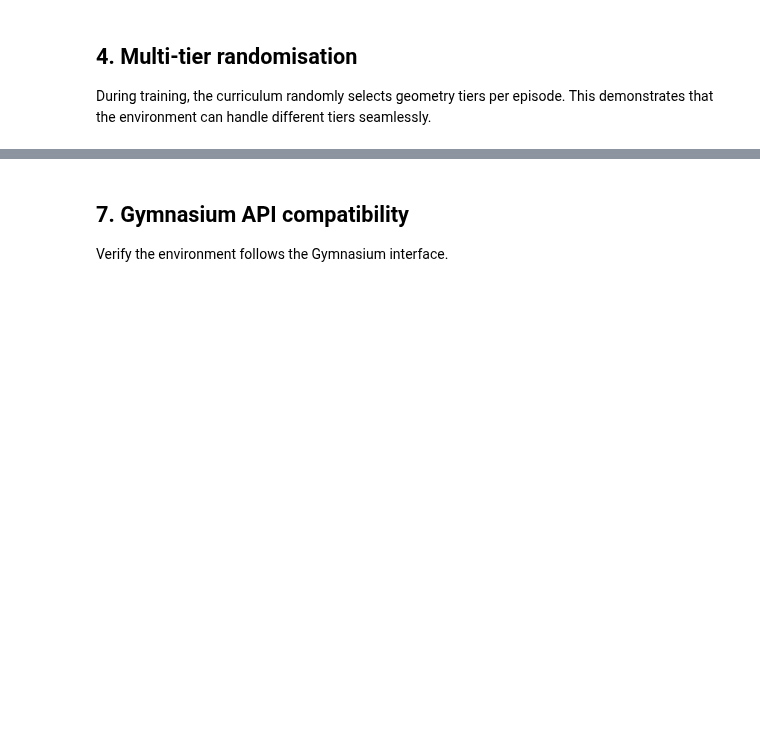
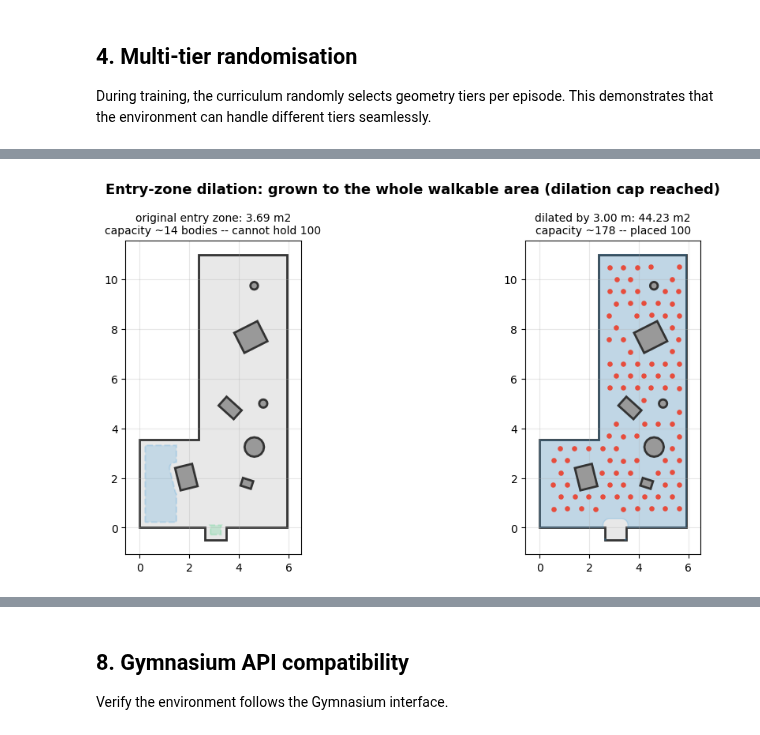
Before and after one commit to FabianPlum/CrowdRL, a Jupyter notebook: examples/04_gymnasium_env.ipynb, the cells around one changed output, grey strips where cells are left out. Drawn from its saved outputs; the diff is of its cells as text; code cells hidden in the pictures; blank space fills up the shorter version.

```diff
--- a/examples/04_gymnasium_env.ipynb
+++ b/examples/04_gymnasium_env.ipynb
@@ -259,0 +451,77 @@ Forward: mean=-41.85, std=11.89
+# %%
+# Where the bodies land relative to the ORIGINAL entry zone.
+# Dilation grows the zone within the geometry, so agents stay anchored to the entry
+# side rather than being scattered across the whole walkable area.
+from crowdrl_env.spawner import SpawnConfig as _SpawnConfig
+from crowdrl_env.spawner import dilate_spawn_regions
+from crowdrl_env.visualiser import plot_spawn_goal_regions
+
+N = 100
+rng = np.random.default_rng(SEED)
+cfg = _SpawnConfig(n_agents_range=(N, N))
+
+# Reproduce the separation the spawner would use for a crowd this size.
+sw = np.clip(rng.normal(cfg.shoulder_width_mean, cfg.shoulder_width_std, N), cfg.min_body_dim, None)
+cd = np.clip(rng.normal(cfg.chest_depth_mean, cfg.chest_depth_std, N), cfg.min_body_dim, None)
+radius = float(np.max(np.maximum(sw, cd)))
+min_sep = max(cfg.min_spawn_separation, 2.0 * radius)
+
+dilated, distance = dilate_spawn_regions(
+    geom.spawn_regions, geom.polygon, N, min_sep, cfg.max_spawn_dilation,
+    margin=radius, headroom=cfg.spawn_dilation_headroom,
+    exclude=geom.goal_regions,               # never grow over the exit
+    target_density=cfg.target_initial_density,
+)
+area_before = sum(r.area for r in geom.spawn_regions)
+area_after = sum(r.area for r in dilated)
+
+result = spawn_agents(
+    np.random.default_rng(SEED), geom.spawn_regions, geom.goal_regions, cfg,
+    n_agents=N, walkable=geom.polygon,
+)
+
+fig, axes = plt.subplots(1, 2, figsize=(12, 5.2))
+
+plot_geometry(geom.polygon, ax=axes[0])
+plot_spawn_goal_regions(geom, axes[0])
+axes[0].set_title(
+    f"original entry zone: {area_before:.2f} m2\n"
+    f"capacity ~{spawn_capacity(area_before, min_sep)} bodies -- cannot hold {N}",
+    fontsize=10,
+)
+
+plot_geometry(geom.polygon, ax=axes[1])
+for poly in dilated:
+    x, y = poly.exterior.xy
+    axes[1].fill(x, y, alpha=0.22, color="#3498db", zorder=1)
+axes[1].scatter(result.positions[:, 0], result.positions[:, 1], s=14, c="#e74c3c", zorder=10)
+axes[1].set_title(
+    f"dilated by {distance:.2f} m: {area_after:.2f} m2\n"
+    f"capacity ~{spawn_capacity(area_after, min_sep)} -- placed {result.n_agents}",
+    fontsize=10,
+)
+
+# Say which of the two regimes this case landed in rather than assuming the nicer one.
+walkable_share = area_after / geom.polygon.area
+regime = (
+    "grown to the whole walkable area (dilation cap reached)"
+    if walkable_share > 0.6
+    else "still anchored to the entry side"
+)
+fig.suptitle(
+    f"Entry-zone dilation: {regime}", fontsize=13, fontweight="bold"
+)
+plt.tight_layout()
+plt.show()
+
+# The separation invariant, checked directly.
+d = np.linalg.norm(result.positions[:, None, :] - result.positions[None, :, :], axis=-1)
+np.fill_diagonal(d, np.inf)
+print(f"min_sep required : {result.min_separation:.4f} m")
+print(f"closest pair     : {d.min():.4f} m")
+print(f"dilation applied : {result.dilation_applied:.2f} m")
+print(f"spawn area       : {area_after:.1f} m2 = {walkable_share:.0%} of the walkable area")
+assert d.min() >= result.min_separation - 1e-9, "bodies must not overlap at spawn"
+print("\nNo two bodies overlap, and none is born inside a wall.")
+# %% [output]
+[figure, added]
@@ -260,5 +534,5 @@ Forward: mean=-41.85, std=11.89
 # %% [markdown]
-## 7. Gymnasium API compatibility
+## 8. Gymnasium API compatibility
 
 Verify the environment follows the Gymnasium interface.
 # %%
```
Also changed, not shown: parts of 16 cells of this notebook.
